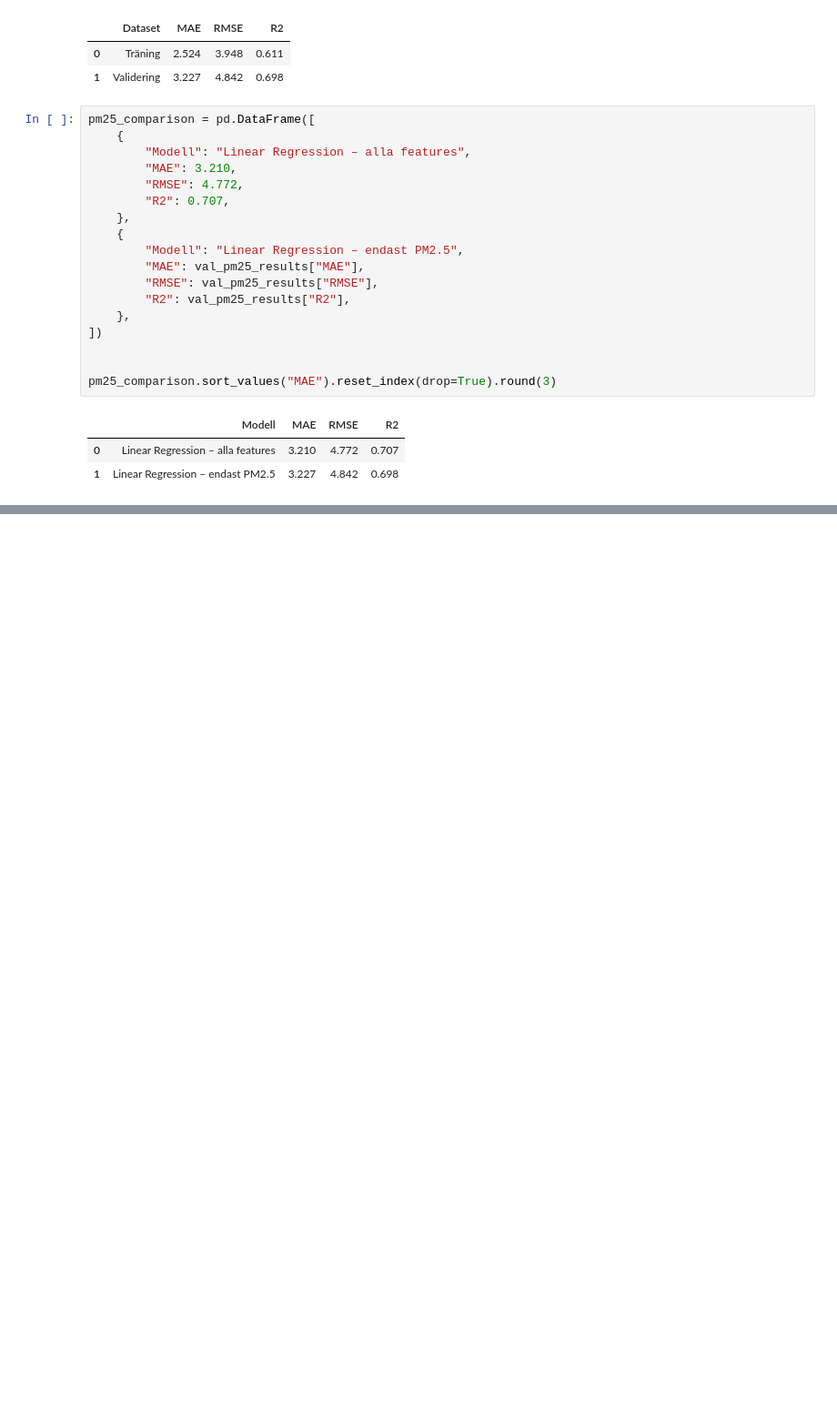
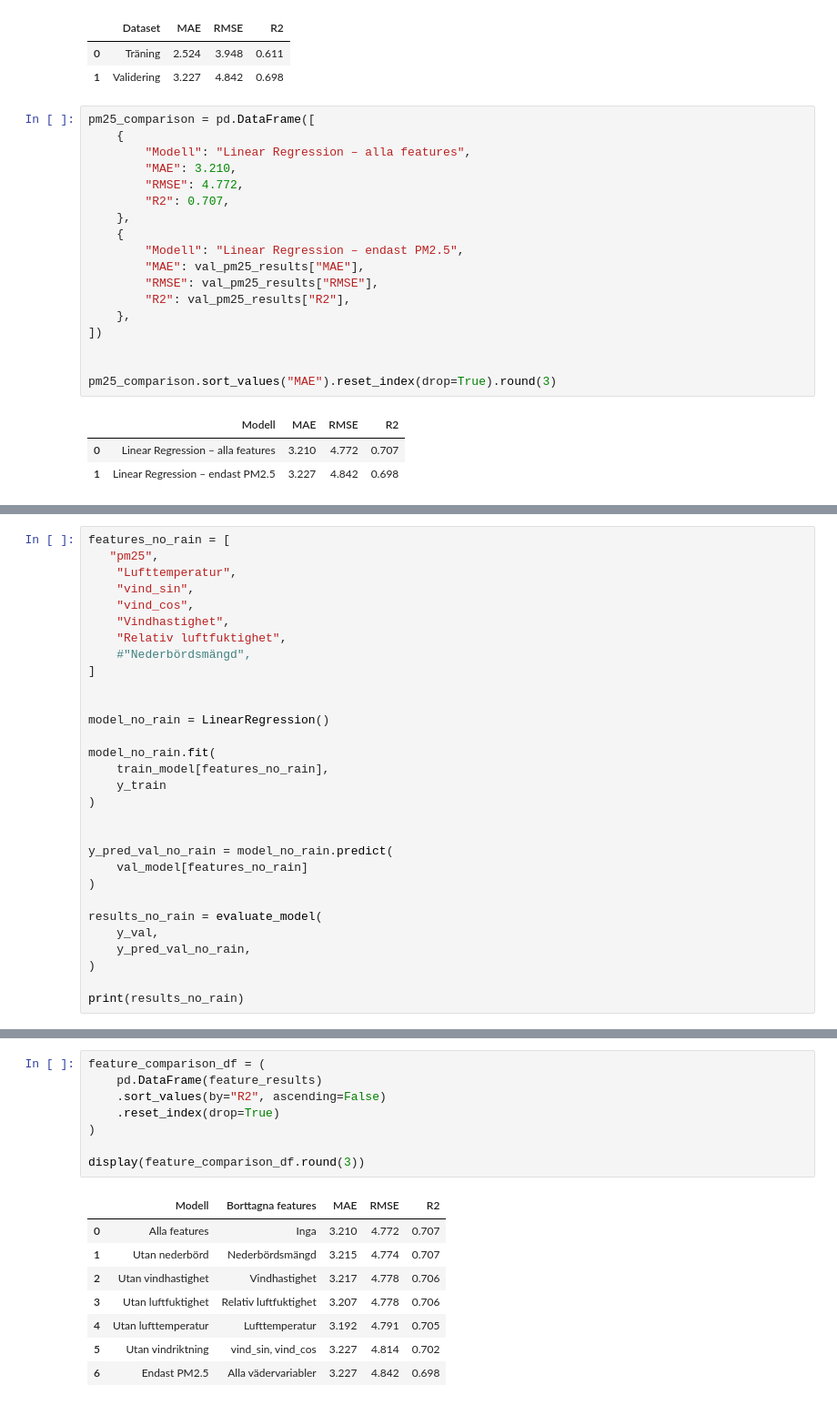
Before and after one commit to JakobWorkingHard/predicting_PM2.5, a Jupyter notebook: notebooks/model_trainval.ipynb, the cells around one changed output, grey strips where cells are left out. Shown at 91% size. Drawn from its saved outputs; the diff is of its cells as text; blank space fills up the shorter version.

```diff
--- a/notebooks/model_trainval.ipynb
+++ b/notebooks/model_trainval.ipynb
@@ -702,0 +841,30 @@ pm25_comparison.sort_values("MAE").reset_index(drop=True).round(3)
+# %%
+features_no_rain = [
+   "pm25",
+    "Lufttemperatur",
+    "vind_sin",
+    "vind_cos",
+    "Vindhastighet",
+    "Relativ luftfuktighet",
+    #"Nederbördsmängd",
+]
+
+
+model_no_rain = LinearRegression()
+
+model_no_rain.fit(
+    train_model[features_no_rain],
+    y_train
+)
+
+
+y_pred_val_no_rain = model_no_rain.predict(
+    val_model[features_no_rain]
+)
+
+results_no_rain = evaluate_model(
+    y_val,
+    y_pred_val_no_rain,
+)
+
+print(results_no_rain)
@@ -702,0 +911,17 @@ pm25_comparison.sort_values("MAE").reset_index(drop=True).round(3)
+# %%
+feature_comparison_df = (
+    pd.DataFrame(feature_results)
+    .sort_values(by="R2", ascending=False)
+    .reset_index(drop=True)
+)
+
+display(feature_comparison_df.round(3))
+# %% [output]
+|  | Modell | Borttagna features | MAE | RMSE | R2 |
+| 0 | Alla features | Inga | 3.210 | 4.772 | 0.707 |
+| 1 | Utan nederbörd | Nederbördsmängd | 3.215 | 4.774 | 0.707 |
+| 2 | Utan vindhastighet | Vindhastighet | 3.217 | 4.778 | 0.706 |
+| 3 | Utan luftfuktighet | Relativ luftfuktighet | 3.207 | 4.778 | 0.706 |
+| 4 | Utan lufttemperatur | Lufttemperatur | 3.192 | 4.791 | 0.705 |
+| 5 | Utan vindriktning | vind_sin, vind_cos | 3.227 | 4.814 | 0.702 |
+| 6 | Endast PM2.5 | Alla vädervariabler | 3.227 | 4.842 | 0.698 |
```
Also changed, not shown: parts of 11 cells of this notebook.
